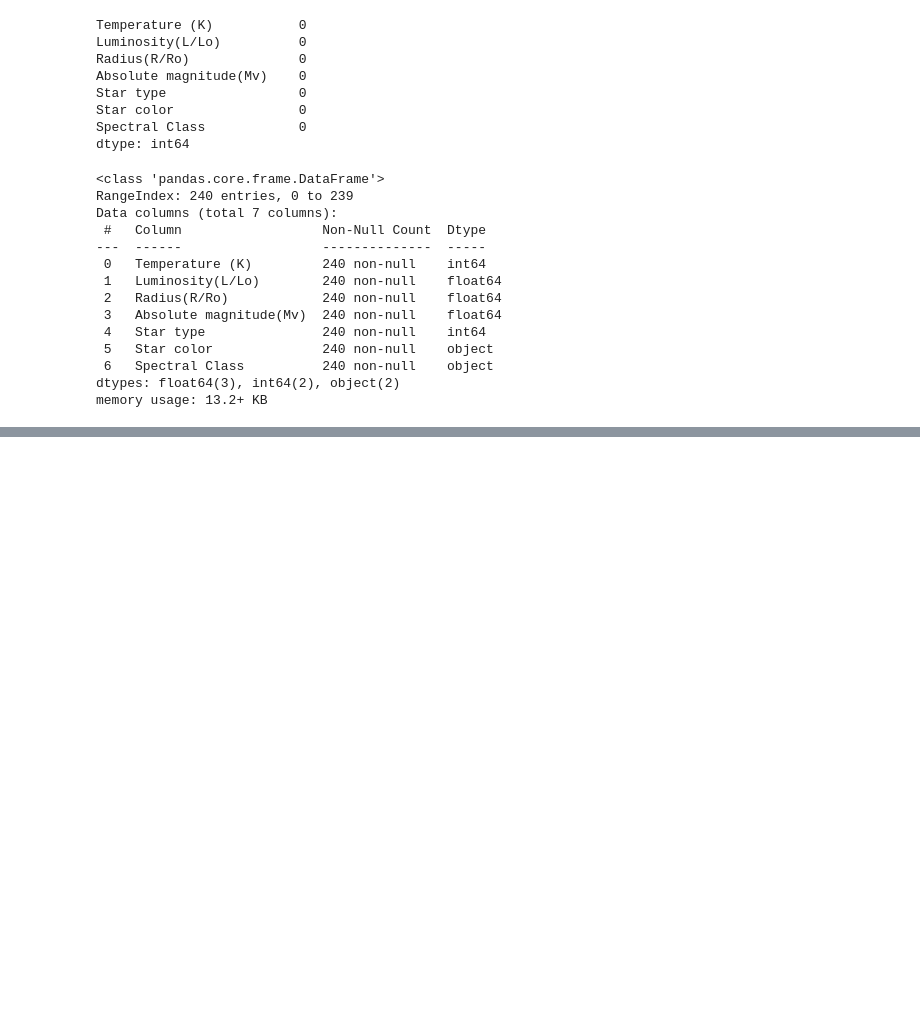
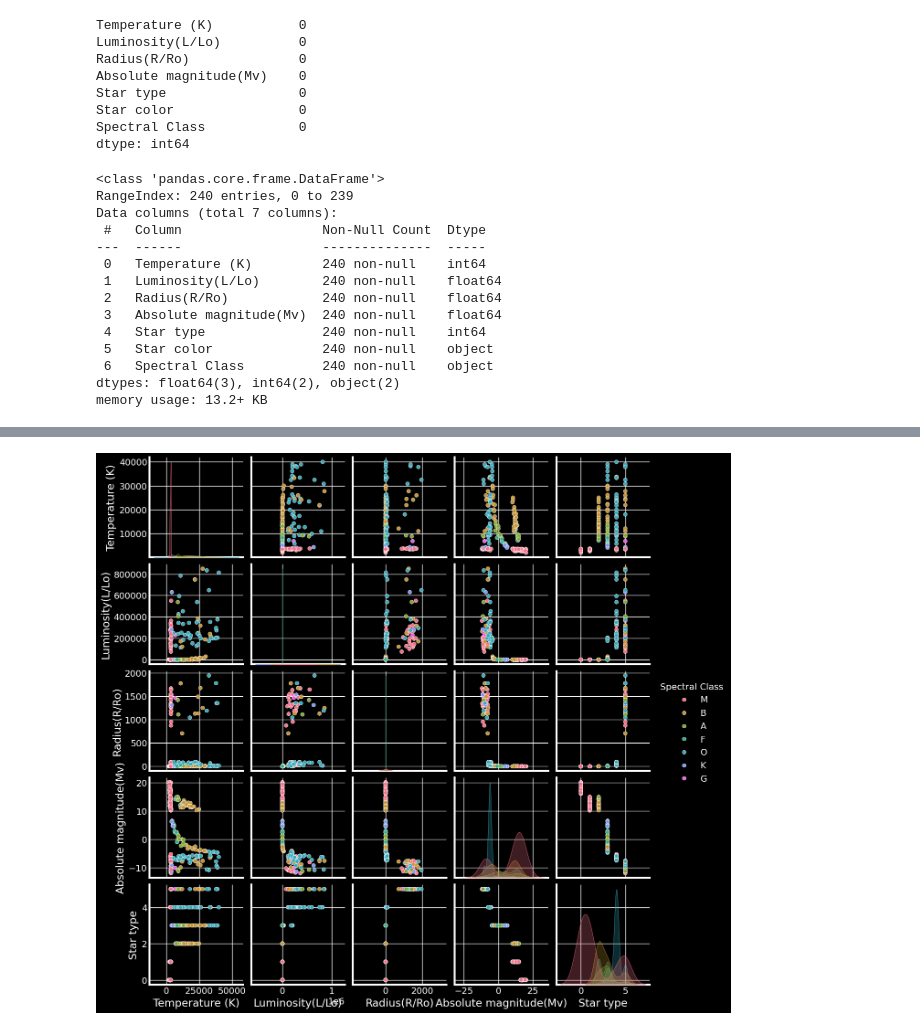
Before and after one commit to El-paolo/Prinicipal-Sequence-ML-Models, a Jupyter notebook: Modelos_de_comparación_mineria.ipynb, the cells around one changed output, grey strips where cells are left out. Drawn from its saved outputs; the diff is of its cells as text; code cells hidden in the pictures; blank space fills up the shorter version.

```diff
--- a/Modelos_de_comparación_mineria.ipynb
+++ b/Modelos_de_comparación_mineria.ipynb
@@ -169,0 +266,4 @@ Time Elapsed :  0.41 seconds
+# %%
+sns.pairplot(star, hue="Spectral Class", palette="husl");
+# %% [output]
+[figure, added]
```
Also changed, not shown: parts of 16 cells of this notebook.
